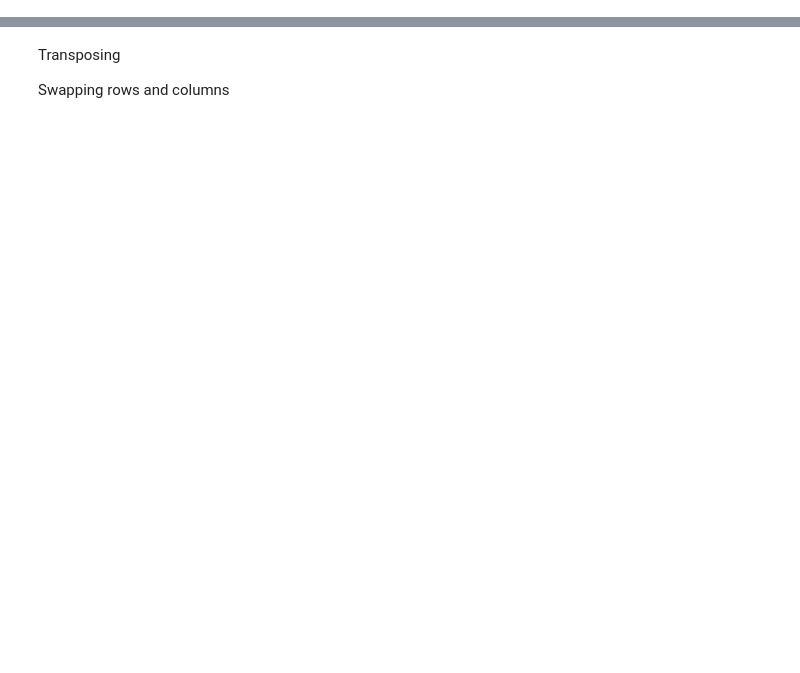
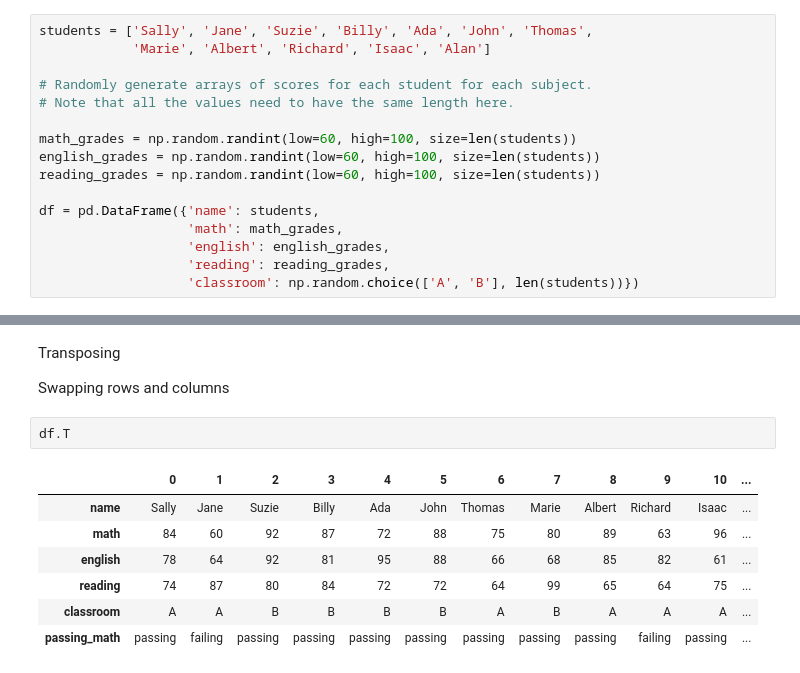
Before and after one commit to wherrickjr/numpy-pandas-visualization-exercises, a Jupyter notebook: pandas_advanced_dataframes_lesson.ipynb, the cells around one changed output, grey strips where cells are left out. Cells and saved outputs as stored; diff of their text form; blank space fills up the shorter version.

```diff
--- a/pandas_advanced_dataframes_lesson.ipynb
+++ b/pandas_advanced_dataframes_lesson.ipynb
@@ -520,3 +551,19 @@ users.merge(roles, left_on ='role_id', right_on='id', how='outer',\
 `pd.crosstab`
 
 Count the number of students passing math in each classroom (student grades df):
+# %%
+students = ['Sally', 'Jane', 'Suzie', 'Billy', 'Ada', 'John', 'Thomas',
+            'Marie', 'Albert', 'Richard', 'Isaac', 'Alan']
+
+# Randomly generate arrays of scores for each student for each subject.
+# Note that all the values need to have the same length here.
+
+math_grades = np.random.randint(low=60, high=100, size=len(students))
+english_grades = np.random.randint(low=60, high=100, size=len(students))
+reading_grades = np.random.randint(low=60, high=100, size=len(students))
+
+df = pd.DataFrame({'name': students,
+                   'math': math_grades,
+                   'english': english_grades,
+                   'reading': reading_grades,
+                   'classroom': np.random.choice(['A', 'B'], len(students))})
@@ -559,3 +703,13 @@ Use a dictionary to calculate the total price for an order. Then save the calcul
 Transposing
 
 Swapping rows and columns
+# %%
+df.T
+# %% [output]
+|  | 0 | 1 | 2 | 3 | 4 | 5 | 6 | 7 | 8 | 9 | 10 | ... |
+| name | Sally | Jane | Suzie | Billy | Ada | John | Thomas | Marie | Albert | Richard | Isaac | ... |
+| math | 84 | 60 | 92 | 87 | 72 | 88 | 75 | 80 | 89 | 63 | 96 | ... |
+| english | 78 | 64 | 92 | 81 | 95 | 88 | 66 | 68 | 85 | 82 | 61 | ... |
+| reading | 74 | 87 | 80 | 84 | 72 | 72 | 64 | 99 | 65 | 64 | 75 | ... |
+| classroom | A | A | B | B | B | B | A | B | A | A | A | ... |
+| passing_math | passing | failing | passing | passing | passing | passing | passing | passing | passing | failing | passing | ... |
```
Also changed, not shown: parts of 24 cells of this notebook, 1 other file.
